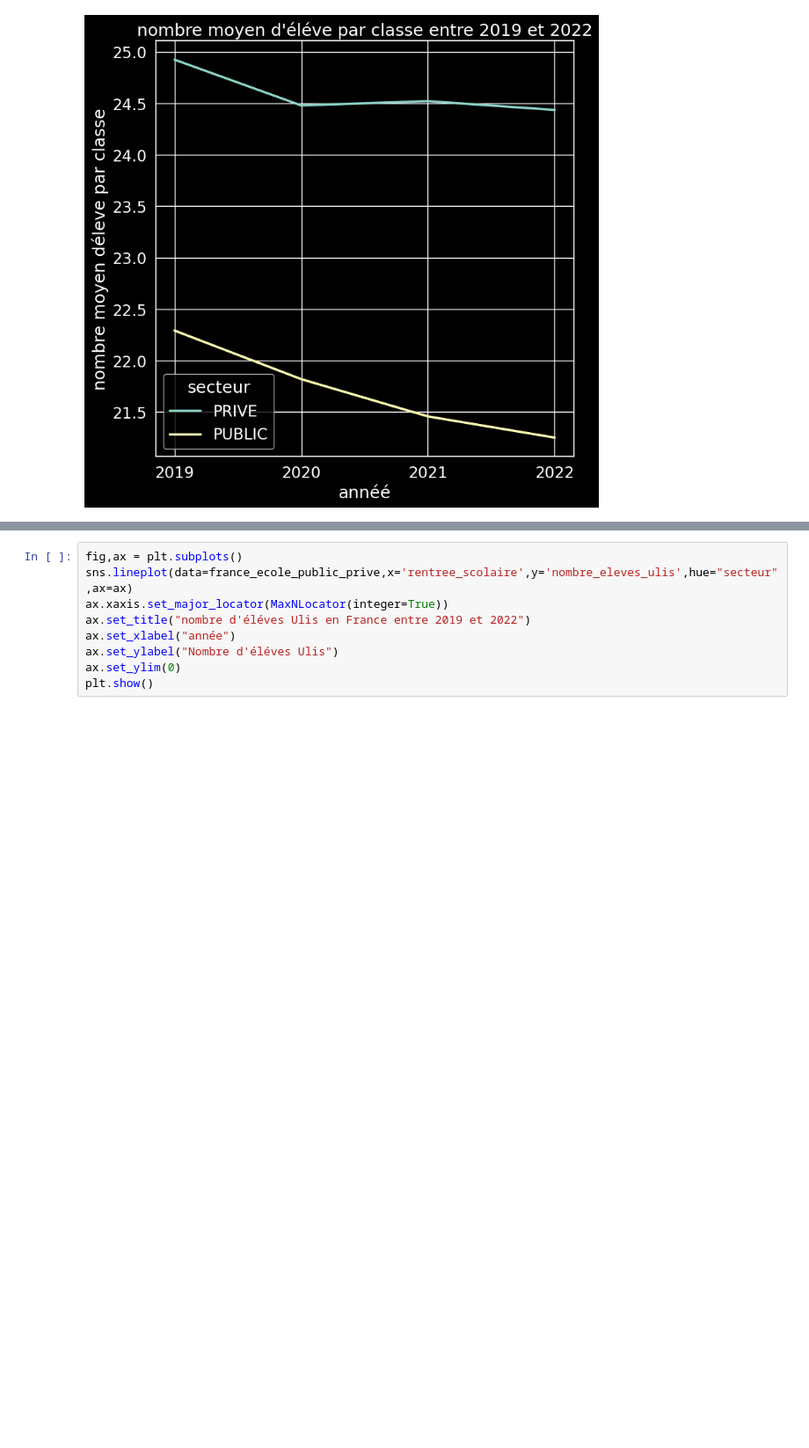
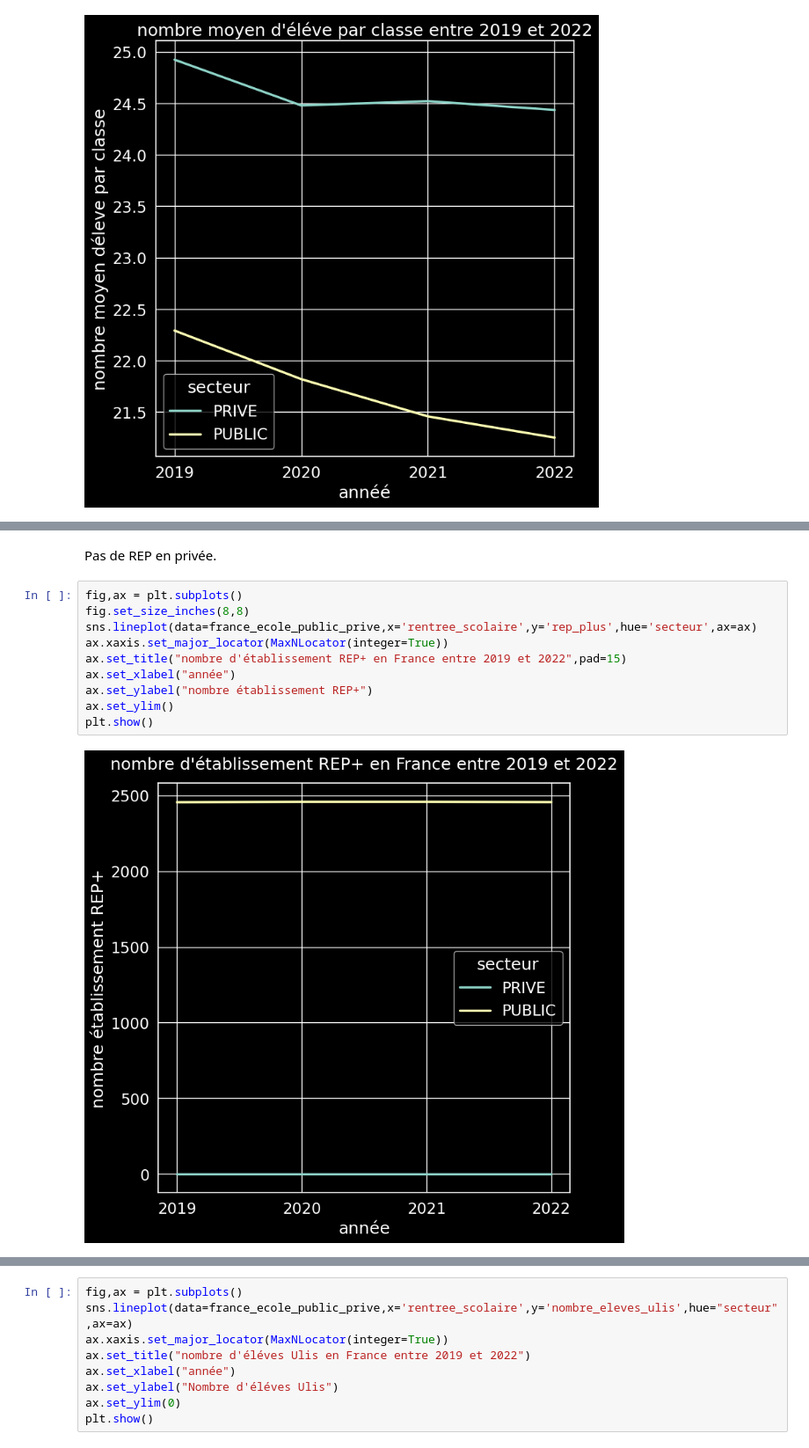
Before and after one commit to barrmath/data_educ, a Jupyter notebook: nettoyage_et_analyse.ipynb, the cells around one changed output, grey strips where cells are left out. Shown: that part at 88% size. Saved outputs shown, nothing was run; the diff lists cells and outputs as text; blank space fills up the shorter version.

```diff
--- a/nettoyage_et_analyse.ipynb
+++ b/nettoyage_et_analyse.ipynb
@@ -374,0 +400,14 @@ plt.show()
+# %% [markdown]
+Pas de REP en privée.
+# %%
+fig,ax = plt.subplots()
+fig.set_size_inches(8,8)
+sns.lineplot(data=france_ecole_public_prive,x='rentree_scolaire',y='rep_plus',hue='secteur',ax=ax)
+ax.xaxis.set_major_locator(MaxNLocator(integer=True))
+ax.set_title("nombre d'établissement REP+ en France entre 2019 et 2022",pad=15)
+ax.set_xlabel("année")
+ax.set_ylabel("nombre établissement REP+")
+ax.set_ylim()
+plt.show()
+# %% [output]
+[figure, added]
```
Also changed, not shown: parts of 17 cells of this notebook.
